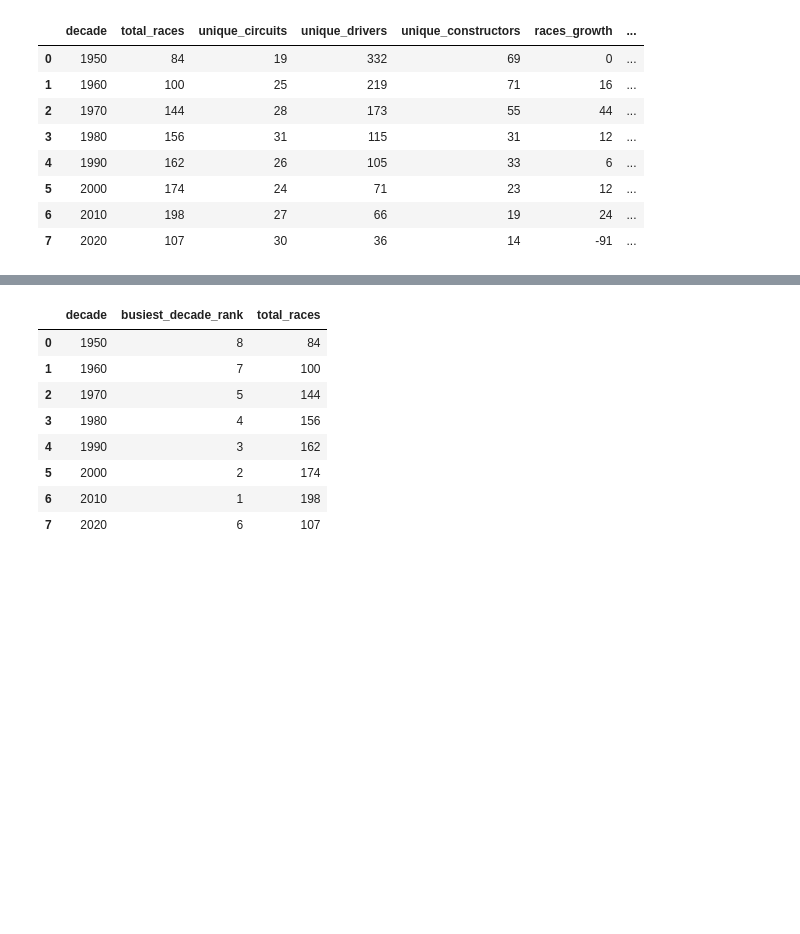
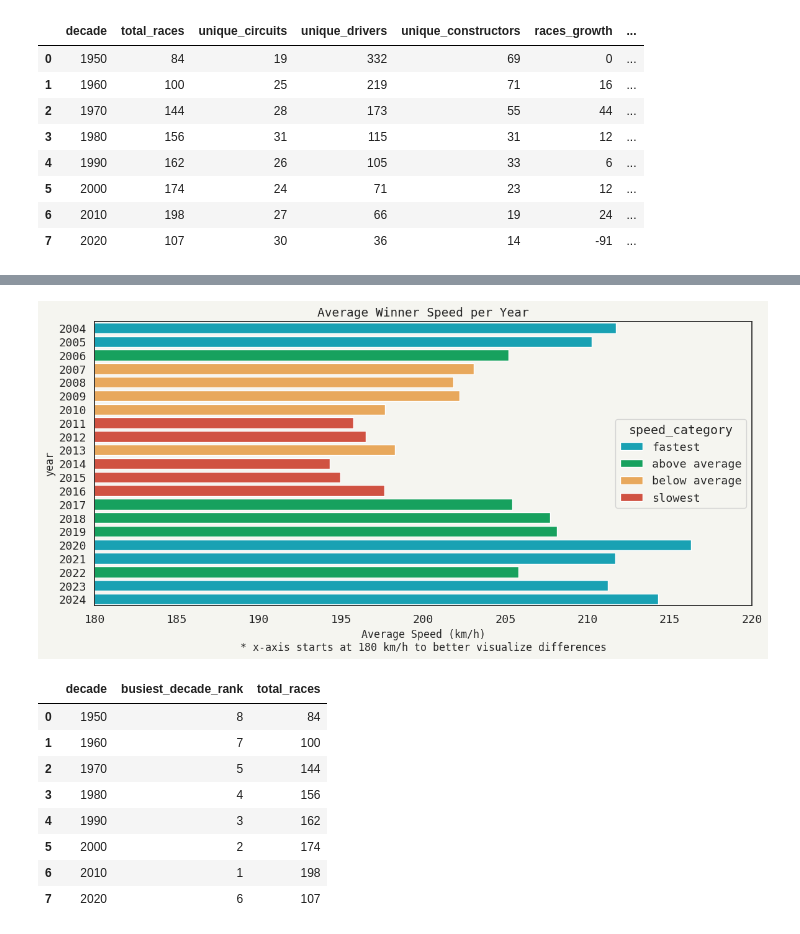
Before and after one commit to jakowczukalicja/formula1-sql-analysis, a Jupyter notebook: analysis.ipynb, the cells around one changed output, grey strips where cells are left out. Drawn from its saved outputs; the diff is of its cells as text; code cells hidden in the pictures; blank space fills up the shorter version.

```diff
--- a/analysis.ipynb
+++ b/analysis.ipynb
@@ -167,3 +178,19 @@ pd.read_sql(query, conn)
+# %%
+fig, ax = plt.subplots()
+sns.barplot(data=df,  x='avg_speed', y='year',  orient='h', hue='speed_category',
+            ax=ax,
+            palette= {'fastest': '#00B5CC',
+                     'above average': '#00B85E',
+                     'below average': '#FFAA45',
+                     'slowest': '#E8402A'})
+ax.set_title('Average Winner Speed per Year')
+ax.set_xlabel('Average Speed (km/h)\n* x-axis starts at 180 km/h to better visualize differences')
+ax.set_ylabel('year')
+ax.set_xlim(180, 220)
+plt.tight_layout()
+plt.show()
+# %% [output]
+[figure, added]
 # %%
 # Which decades had the most races in Formula 1 history?
 
```
Also changed, not shown: parts of 26 cells of this notebook.
